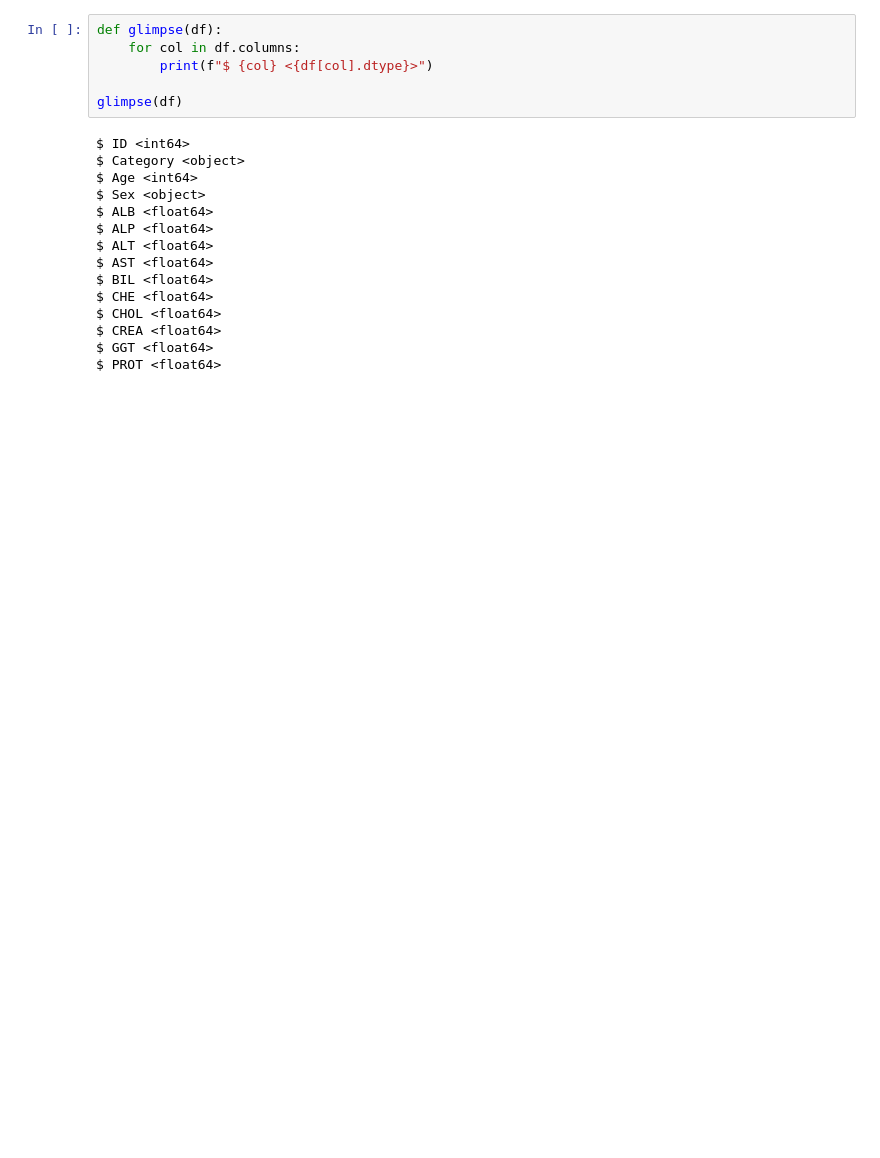
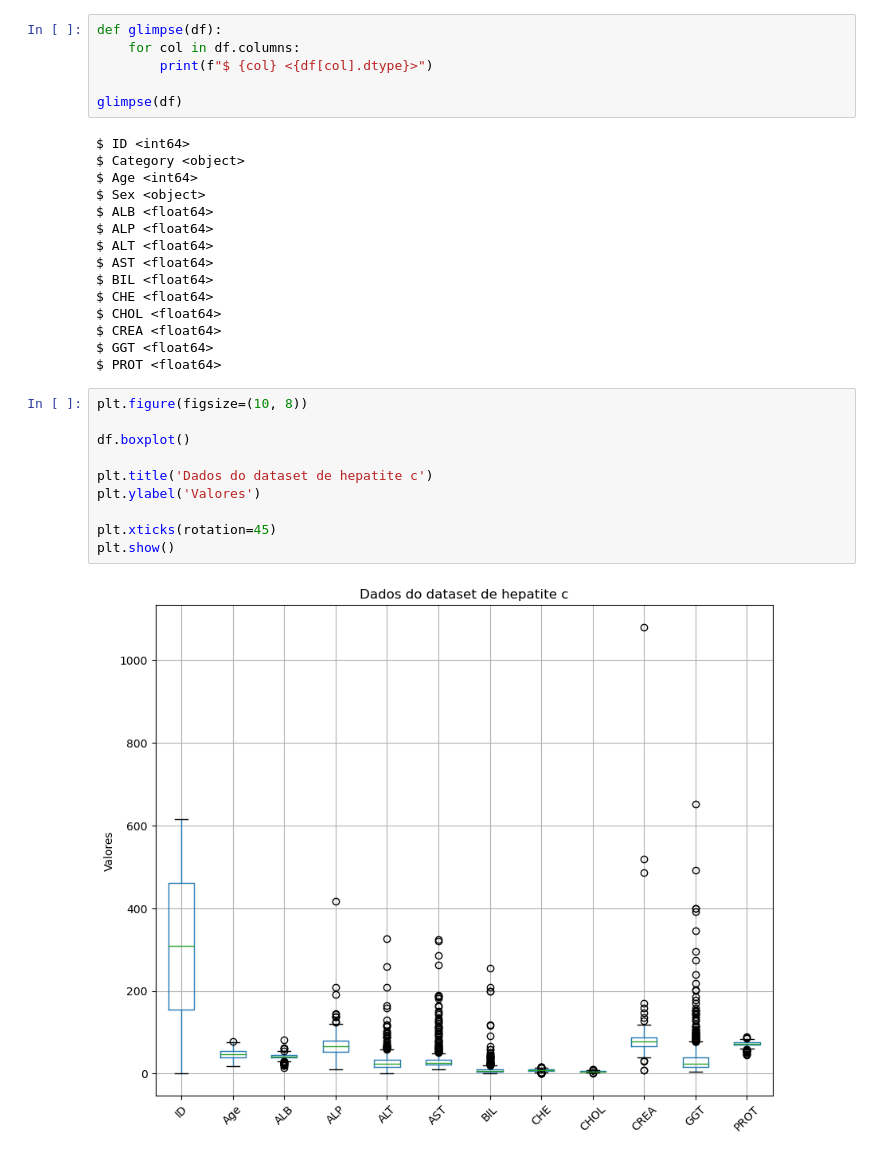
Before and after one commit to Gabicolombo/USP-Ciencias-de-dados-, a Jupyter notebook: hcvdat0.ipynb, the cells around one changed output. Drawn from its saved outputs; the diff is of its cells as text; blank space fills up the shorter version.

Commit message:
plotando algumas informações do dataset

```diff
--- a/hcvdat0.ipynb
+++ b/hcvdat0.ipynb
@@ -78,3 +79,15 @@ $ CHOL <float64>
 $ CREA <float64>
 $ GGT <float64>
 $ PROT <float64>
+# %%
+plt.figure(figsize=(10, 8))
+
+df.boxplot()
+
+plt.title('Dados do dataset de hepatite c')
+plt.ylabel('Valores')
+
+plt.xticks(rotation=45)
+plt.show()
+# %% [output]
+[figure, added]
```
Also changed, not shown: parts of 3 cells of this notebook.
